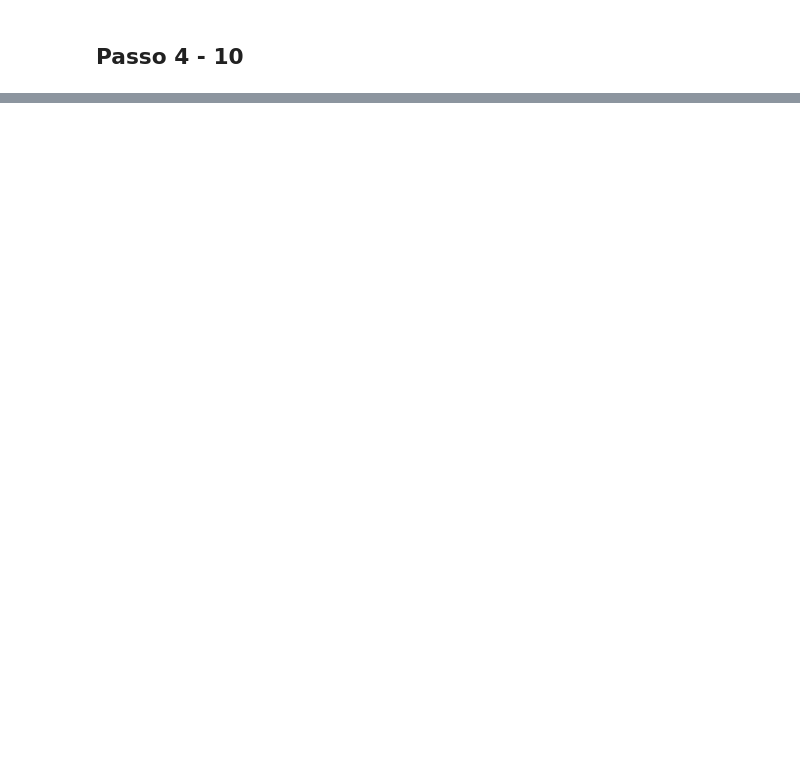
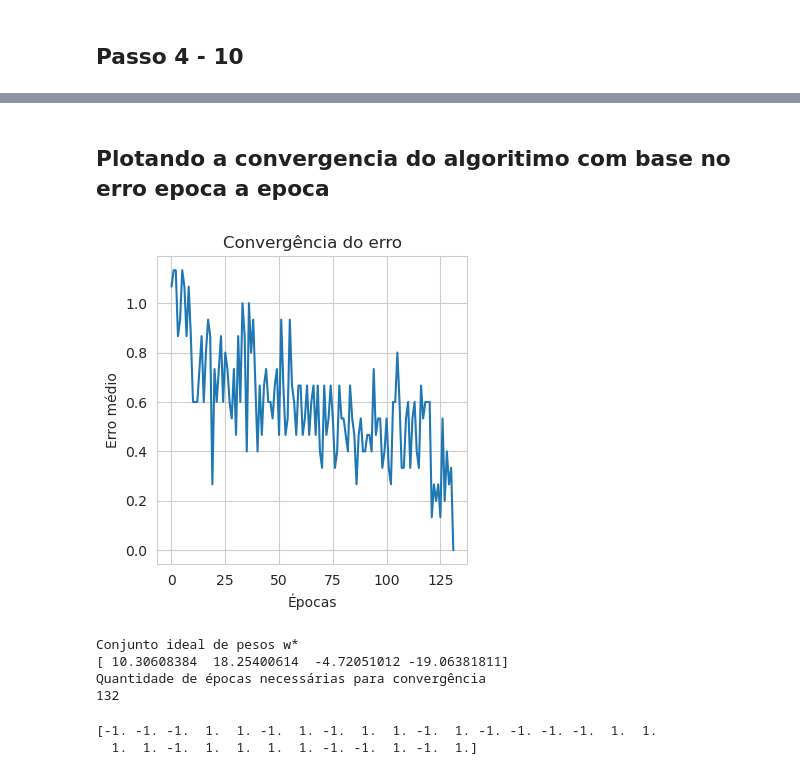
Before and after one commit to eulergomees/neural_networks, a Jupyter notebook: perceptron_iris.ipynb, the cells around one changed output, grey strips where cells are left out. Drawn from its saved outputs; the diff is of its cells as text; code cells hidden in the pictures; blank space fills up the shorter version.

```diff
--- a/perceptron_iris.ipynb
+++ b/perceptron_iris.ipynb
@@ -22,28 +21,24 @@ import plotly.graph_objects as go
 #funcao degrau bipolar
 def degrau_bipolar(x):
     if x > 0:
-        return 1
-    elif x == 0:
-        return 0
+        y = 1
     elif x < 0:
-        return -1
-    return None
+        y = -1
+
+    return y
 
 #funcao de previsao
+def previsao (w,x):
+    u = np.dot(w.T,x)
+    yhat = degrau_bipolar(u)
+    return yhat
 # %% [markdown]
 # Implementação do Perceptron
 
 ## Passo 1
 # %%
 #leitura do dataset
-data = pd.read_csv('data/dataset_iris.csv', sep=';', decimal=',')
+data = pd.read_csv('data/dataset_iris.csv', sep=';')
 
 #analise exploratoria
 #walker = pyg.walk(data)
-
-data['x1'] = pd.to_numeric(data['x1'], errors='coerce')
-data['x2'] = pd.to_numeric(data['x2'], errors='coerce')
-data['x3'] = pd.to_numeric(data['x3'], errors='coerce')
-data['y'] = pd.to_numeric(data['y'], errors='coerce')
-
-data.head()
@@ -134,23 +122,23 @@ print(w)
 ## Passo 4 - 10
 # %%
 #Passo 4: definir a taxa e aprendizagem eta
-eta = 0.01
+eta = 0.1
 
 #Passo 5: calcular o número de amostras em x
 # já foi feito e está em n_amostras
 
 #Passo 6: definir a tolerancia ao erro
-tolerancia = 0.01
+tolerancia = 0.001
 
 #Passo 7: setar o erro inicial maior que a tolerancia
 erro_medio = tolerancia + 1
 
 #Passo 8: criar o vetor que ira armazenar o erro de todas as epocas, epoca a epoca
-erros_epoca =[]
+erros_epocas =[]
 
 #Passo 9: inicializa o contador de épocas
-epocas = 0
+epoca = 0
 
 #Passo 10: define o maximo de épocas
-max_epocas = 100
+max_epocas = 300
 # %% [markdown]
@@ -187,0 +196,36 @@ KeyboardInterrupt:
+# %% [markdown]
+## Plotando a convergencia do algoritimo com base no erro epoca a epoca
+# %%
+plt.figure(figsize = (4,4))
+plt.plot(erros_epocas[:max_epocas])
+plt.title('Convergência do erro')
+plt.xlabel('Épocas')
+plt.ylabel('Erro médio')
+plt.grid(True)
+plt.show()
+# %% [output]
+[figure, added]
+# %%
+#exibindo os pesos calibrados pela Regra de Hebb
+print('Conjunto ideal de pesos w*')
+print(w)
+
+print('Quantidade de épocas necessárias para convergência')
+print(epoca)
+# %% [output]
+Conjunto ideal de pesos w*
+[ 10.30608384  18.25400614  -4.72051012 -19.06381811]
+Quantidade de épocas necessárias para convergência
+132
+# %%
+#cria um vetor para receber todas as provisoes realizadas pela RNA
+yhat = np.zeros(n_amostras)
+
+#armazenar todas as previsoes uma para cada amostra
+for i in range(n_amostras):
+    yhat[i] = previsao(w, x[i,:])
+
+print(yhat)
+# %% [output]
+[-1. -1. -1.  1.  1. -1.  1. -1.  1.  1. -1.  1. -1. -1. -1. -1.  1.  1.
+  1.  1. -1.  1.  1.  1.  1. -1. -1.  1. -1.  1.]
```
Also changed, not shown: parts of 9 cells of this notebook.
